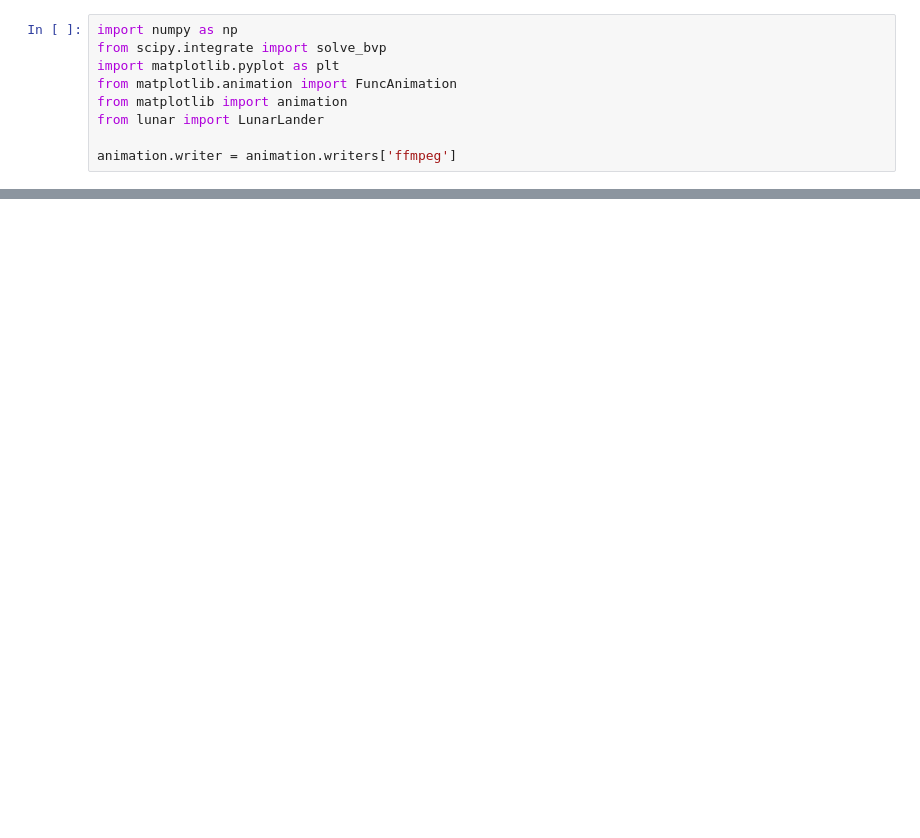
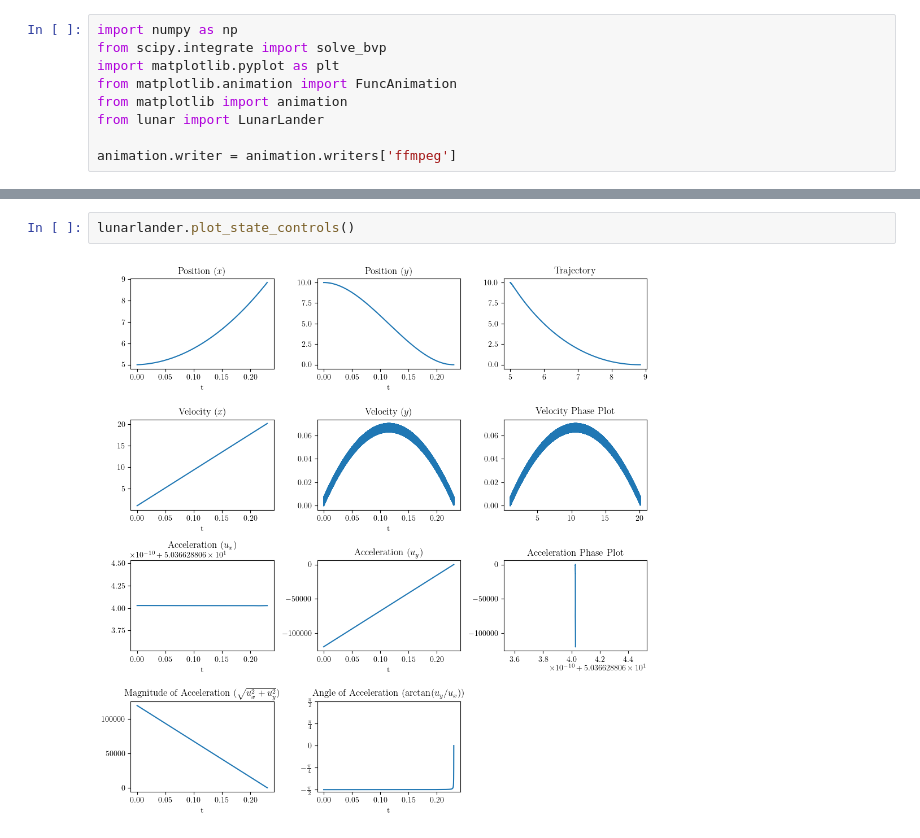
Before and after one commit to jpatrickb/moonlander_optimal_control, a Jupyter notebook: patrick_messing_around.ipynb, the cells around one changed output, grey strips where cells are left out. Drawn from its saved outputs; the diff is of its cells as text; blank space fills up the shorter version.

```diff
--- a/patrick_messing_around.ipynb
+++ b/patrick_messing_around.ipynb
@@ -14,0 +31,4 @@ ValueError: `p` must be 1 dimensional.
+# %%
+lunarlander.plot_state_controls()
+# %% [output]
+[figure, added]
```
Also changed, not shown: parts of 1 cell of this notebook.
